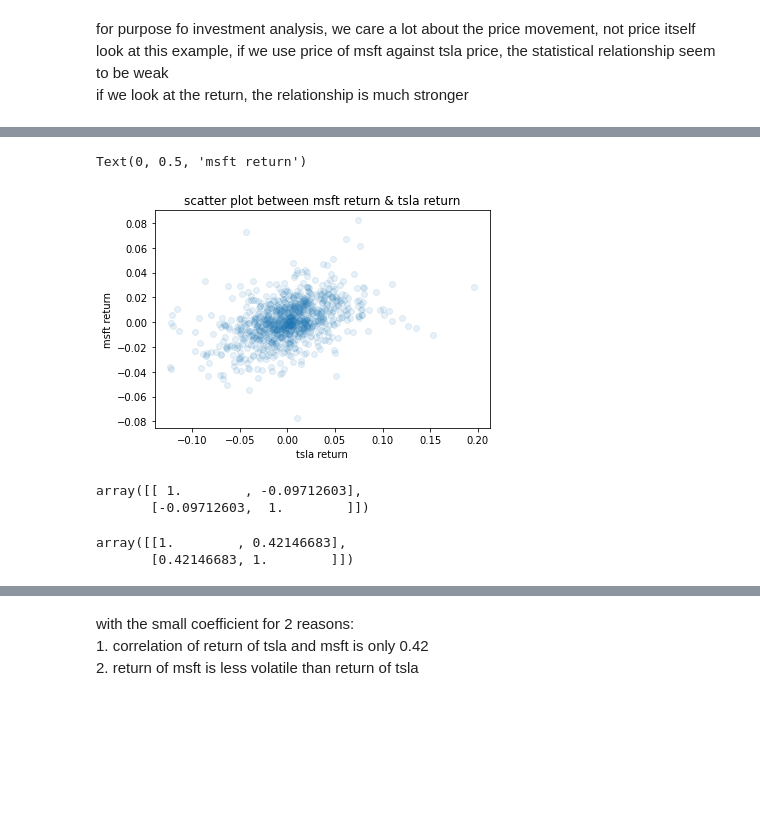
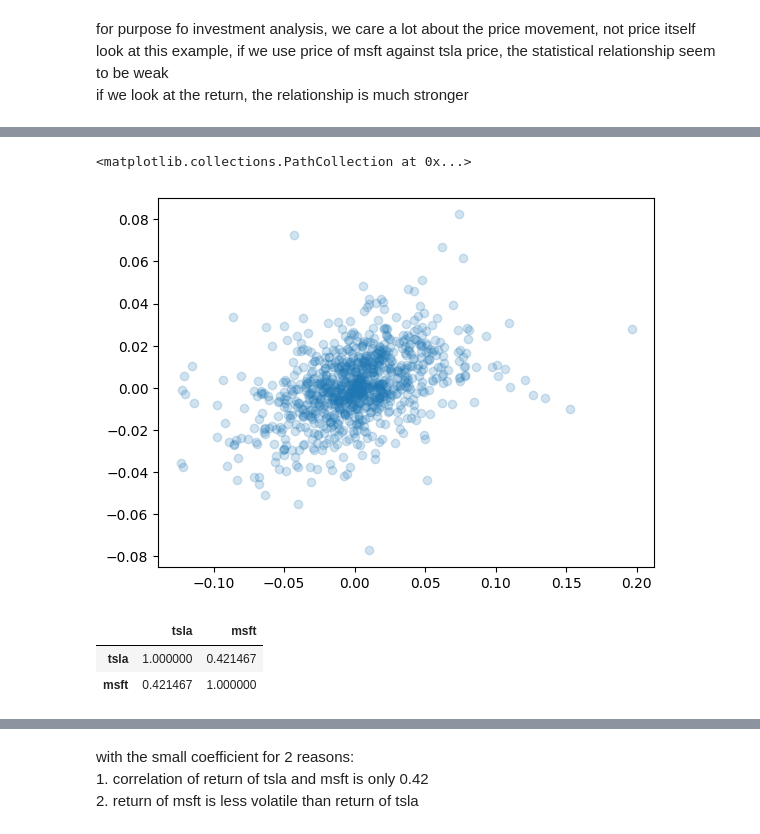
Before and after one commit to cckn93/utils, a Jupyter notebook: notebooks/finance_statistics.ipynb, the cells around one changed output, grey strips where cells are left out. Drawn from its saved outputs; the diff is of its cells as text; code cells hidden in the pictures; blank space fills up the shorter version.

```diff
--- a/notebooks/finance_statistics.ipynb
+++ b/notebooks/finance_statistics.ipynb
@@ -19,3 +22,10 @@ px_msft['return'] = px_msft['Close'].pct_change()
+# %%
+df = pd.DataFrame(
+    {
+        'tsla': px_tsla['return'],
+        'msft': px_msft['return']
+    }
+)
 # %%
 plt.title('scatter plot between msft prices & tsla prices')
 plt.scatter(px_tsla['Close'], px_msft['Close'], alpha=0.1)
@@ -37,17 +40,0 @@ plt.legend()
-# %%
-plt.title('scatter plot between msft return & tsla return')
-plt.scatter(px_tsla['return'], px_msft['return'], alpha=0.1)
-plt.xlabel('tsla return'); plt.ylabel('msft return')
-# %% [output]
-Text(0, 0.5, 'msft return')
-[figure, removed]
-# %%
-np.corrcoef(px_tsla['Close'].dropna(), px_msft['Close'].dropna())
-# %% [output]
-array([[ 1.        , -0.09712603],
-       [-0.09712603,  1.        ]])
-# %%
-np.corrcoef(px_tsla['return'].dropna(), px_msft['return'].dropna())
-# %% [output]
-array([[1.        , 0.42146683],
-       [0.42146683, 1.        ]])
@@ -56,0 +41,14 @@ trendline = linreg.fit(np.array(px_tsla['return'].dropna()).reshape(-1,1), px_ms
+# %%
+df.dropna(inplace=True)
+# %%
+plt.scatter(df['tsla'], df['msft'], alpha=0.2)
+# %% [output]
+<matplotlib.collections.PathCollection at 0x...>
+[figure, added]
+# %%
+### return is sort of correlated
+df.corr()
+# %% [output]
+|  | tsla | msft |
+| tsla | 1.000000 | 0.421467 |
+| msft | 0.421467 | 1.000000 |
```
Also changed, not shown: parts of 10 cells of this notebook, 1 other file.
